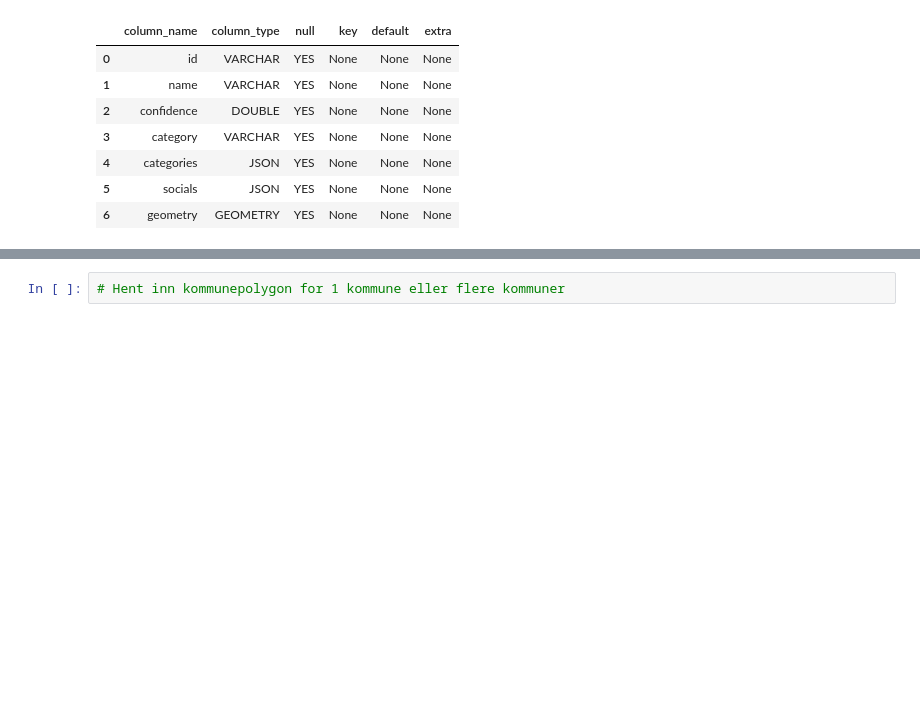
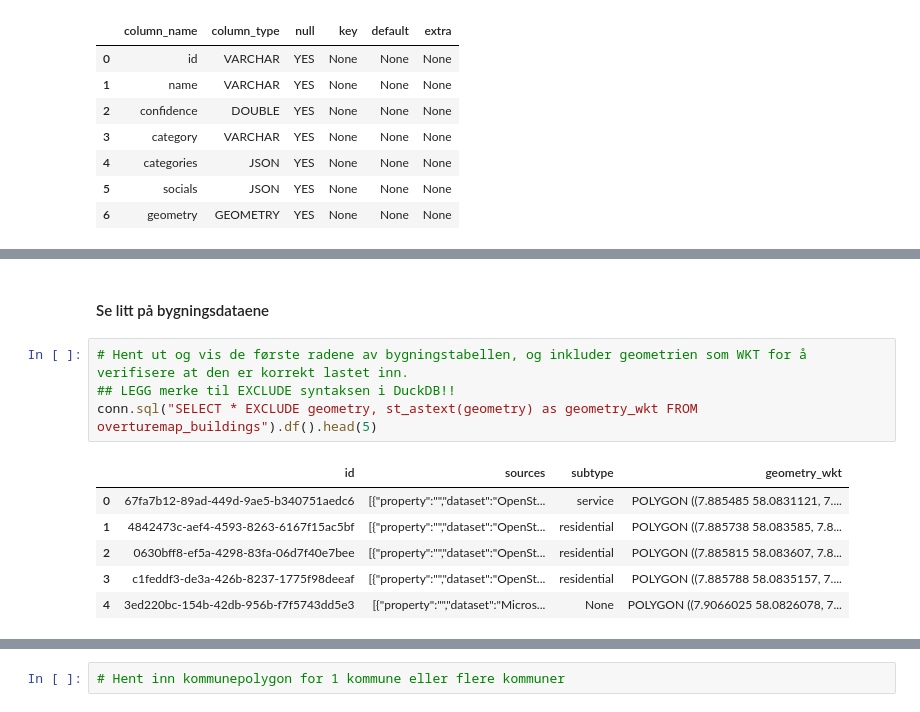
Before and after one commit to kartAI/skygeo, a Jupyter notebook: src/skygeo-workshop/Cumulus_Geographica.ipynb, the cells around one changed output, grey strips where cells are left out. Cells and saved outputs as stored; diff of their text form; blank space fills up the shorter version.

```diff
--- a/src/skygeo-workshop/Cumulus_Geographica.ipynb
+++ b/src/skygeo-workshop/Cumulus_Geographica.ipynb
@@ -225,0 +250,13 @@ r.df()
+# %% [markdown]
+#### Se litt på bygningsdataene
+# %%
+# Hent ut og vis de første radene av bygningstabellen, og inkluder geometrien som WKT for å verifisere at den er korrekt lastet inn.
+## LEGG merke til EXCLUDE syntaksen i DuckDB!!
+conn.sql("SELECT * EXCLUDE geometry, st_astext(geometry) as geometry_wkt FROM overturemap_buildings").df().head(5)
+# %% [output]
+|  | id | sources | subtype | geometry_wkt |
+| 0 | 67fa7b12-89ad-449d-9ae5-b340751aedc6 | [{"property":"","dataset":"OpenSt... | service | POLYGON ((7.885485 58.0831121, 7.... |
+| 1 | 4842473c-aef4-4593-8263-6167f15ac5bf | [{"property":"","dataset":"OpenSt... | residential | POLYGON ((7.885738 58.083585, 7.8... |
+| 2 | 0630bff8-ef5a-4298-83fa-06d7f40e7bee | [{"property":"","dataset":"OpenSt... | residential | POLYGON ((7.885815 58.083607, 7.8... |
+| 3 | c1feddf3-de3a-426b-8237-1775f98deeaf | [{"property":"","dataset":"OpenSt... | residential | POLYGON ((7.885788 58.0835157, 7.... |
+| 4 | 3ed220bc-154b-42db-956b-f7f5743dd5e3 | [{"property":"","dataset":"Micros... | None | POLYGON ((7.9066025 58.0826078, 7... |
```
Also changed, not shown: parts of 12 cells of this notebook.
